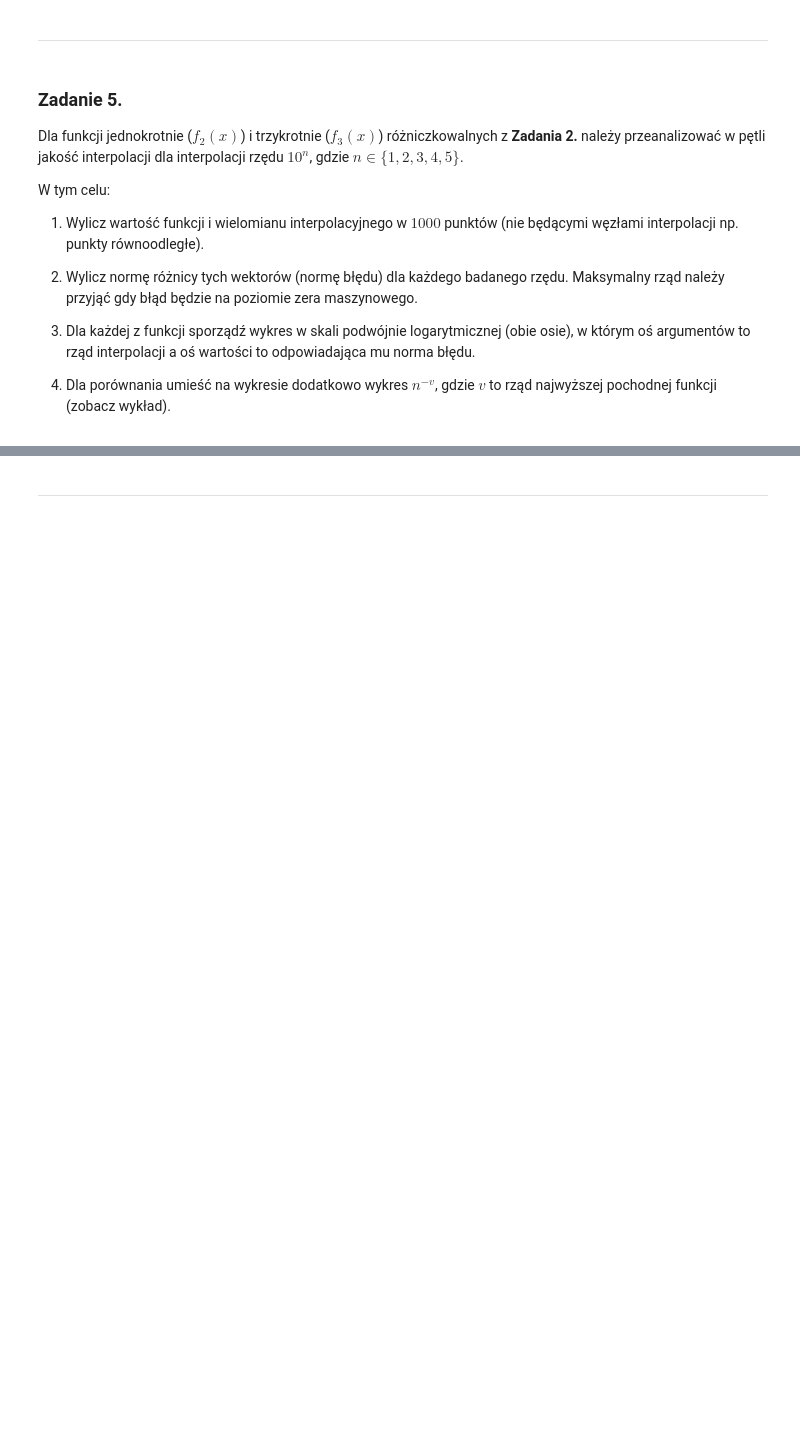
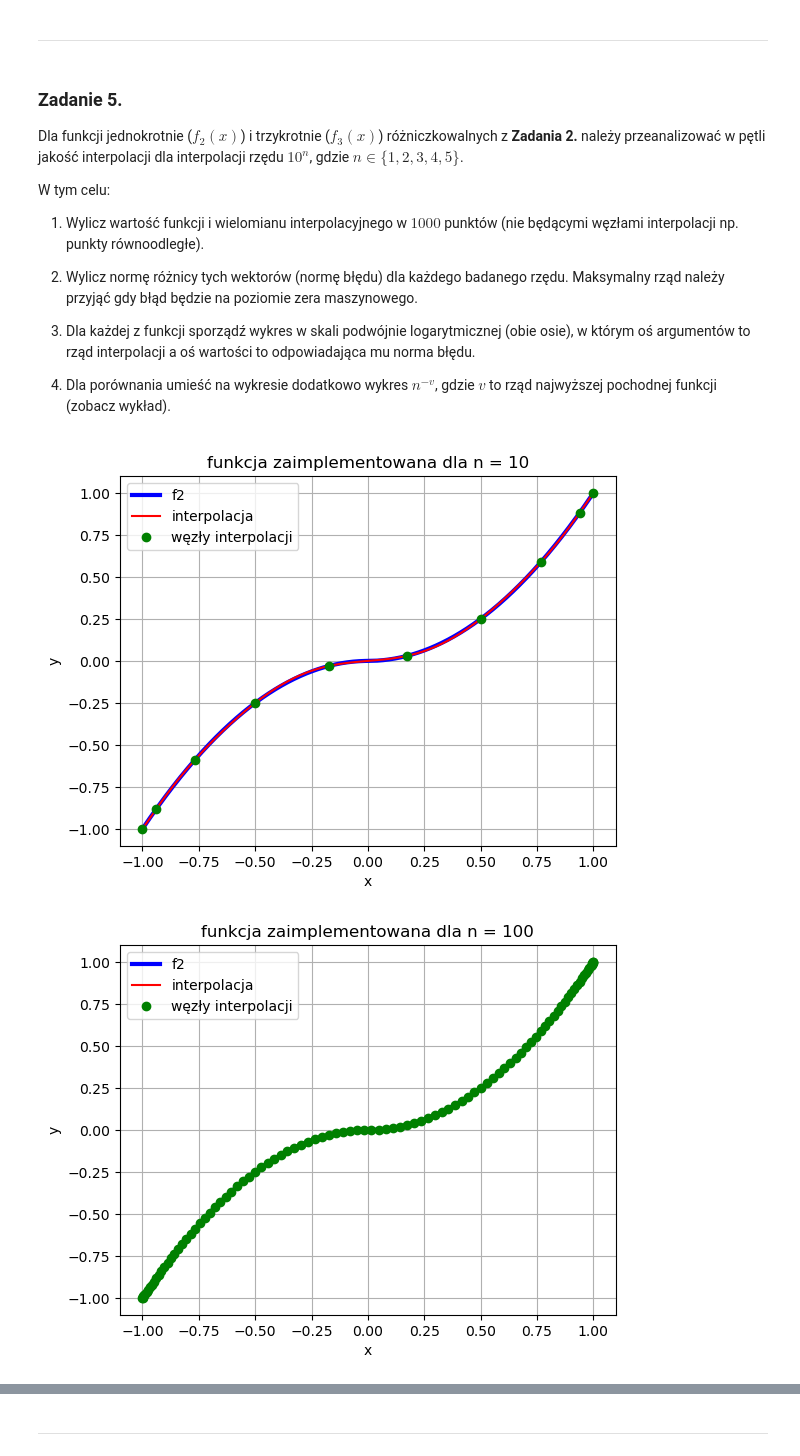
Before and after one commit to MN-KJ-2025/lab9-interpolacja-Maciej-Palka, a Jupyter notebook: sprawozdanie.ipynb, the cells around one changed output, grey strips where cells are left out. Saved outputs shown, nothing was run; the diff lists cells and outputs as text; code cells hidden in the pictures; blank space fills up the shorter version.

```diff
--- a/sprawozdanie.ipynb
+++ b/sprawozdanie.ipynb
@@ -188,0 +265,66 @@ W tym celu:
+# %%
+# ===== Twoja implementacja tutaj =====
+# analiza funkcji jednokrotnie różniczkowalnej
+x = np.linspace(-1, 1, 1000)
+nodes = [10, 100, 1000, 10000, 100000]
+
+error_f2 = []
+error_f3 = []
+
+for i in nodes:
+    xch = main.chebyshev_nodes(i)
+
+    # funkcja zaimplementowana
+    cheb_weight = main.bar_cheb_weights(i)
+    yimp = main.barycentric_inte(xch, f2(xch), cheb_weight, x)
+    error_f2.append(main.L_inf(f2(x), yimp))
+
+
+    plt.figure()
+    plt.plot(x, f2(x), 'b', linewidth=3, label='f2')
+    plt.plot(x, yimp, 'r', label='interpolacja')
+    if i <= 100:
+        plt.plot(xch, f2(xch), 'go', label='węzły interpolacji')
+    plt.xlabel("x")
+    plt.ylabel("y")
+    plt.title(f"funkcja zaimplementowana dla n = {i}")
+    plt.legend(loc=0)
+    plt.grid()
+    plt.show()
+
+for i in nodes:
+    xch = main.chebyshev_nodes(i)
+
+    # funkcja zaimplementowana
+    cheb_weight = main.bar_cheb_weights(i)
+    yimp = main.barycentric_inte(xch, f3(xch), cheb_weight, x)
+    error_f3.append(main.L_inf(f3(x), yimp))
+
+
+    plt.figure()
+    plt.plot(x, f3(x), 'b', linewidth=3, label='f3')
+    plt.plot(x, yimp, 'r', label='interpolacja')
+    if i <= 100:
+        plt.plot(xch, f3(xch), 'go', label='węzły interpolacji')
+    plt.xlabel("x")
+    plt.ylabel("y")
+    plt.title(f"funkcja zaimplementowana dla n = {i}")
+    plt.legend(loc=0)
+    plt.grid()
+    plt.show()
+
+n_2 = [n ** -2 for n in nodes]
+n_3 = [n ** -3 for n in nodes]
+fig, ax = plt.subplots(figsize=(10,10))
+ax.loglog(nodes, error_f2, 'o', label='f2')
+ax.loglog(nodes, error_f3, 'o', label='f3')
+ax.loglog(nodes, n_2, label='n^-1')
+ax.loglog(nodes, n_3, label='n^-3')
+ax.set(title='zależność normy błędu od jej rzędu',
+xlabel='rząd interpolacji',
+ylabel='norma błędu interpolacji')
+ax.legend()
+ax.grid()
+# %% [output]
+[figure, added]
+[figure, added]
```
Also changed, not shown: parts of 4 cells of this notebook.
